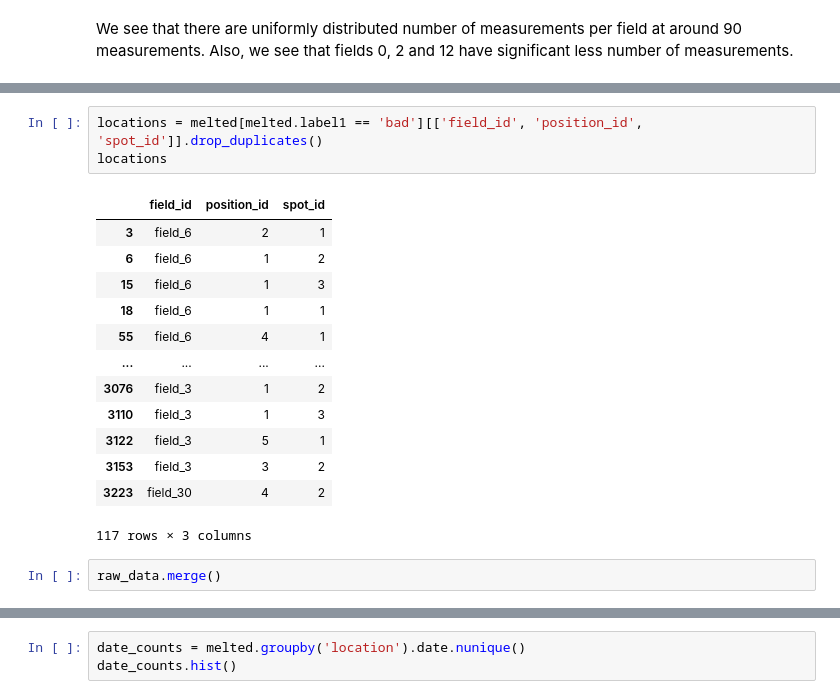
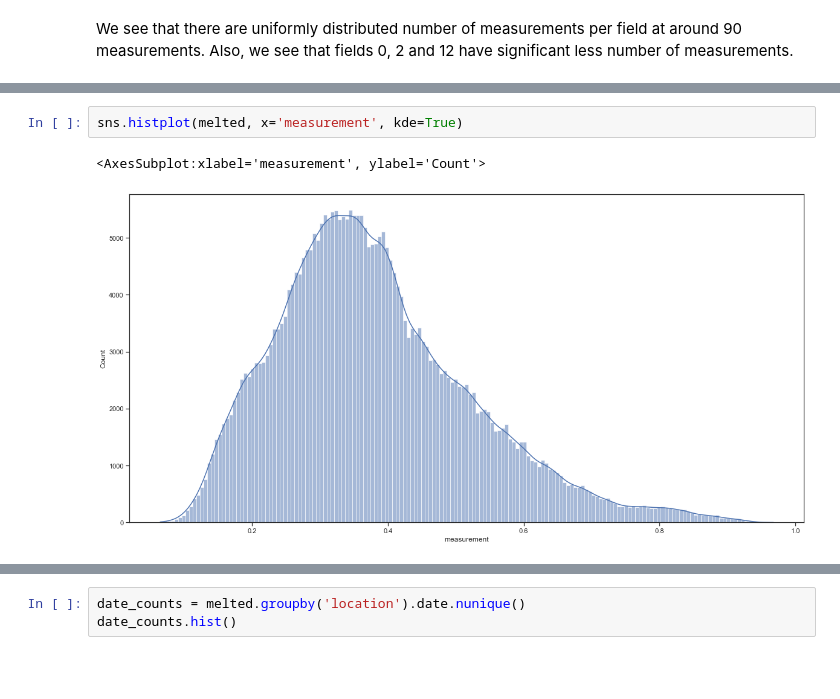
Before and after one commit to nicolasperezdeo/stenon_challenge, a Jupyter notebook: junior_DS_challenge.ipynb, the cells around one changed output, grey strips where cells are left out. Saved outputs shown, nothing was run; the diff lists cells and outputs as text; blank space fills up the shorter version.

```diff
--- a/junior_DS_challenge.ipynb
+++ b/junior_DS_challenge.ipynb
@@ -302,19 +249,5 @@ melted.head(n=100)
-# %%
-locations = melted[melted.label1 == 'bad'][['field_id', 'position_id', 'spot_id']].drop_duplicates()
-locations
-# %% [output]
-|  | field_id | position_id | spot_id |
-| 3 | field_6 | 2 | 1 |
-| 6 | field_6 | 1 | 2 |
-| 15 | field_6 | 1 | 3 |
-| 18 | field_6 | 1 | 1 |
-| 55 | field_6 | 4 | 1 |
-| ... | ... | ... | ... |
-| 3076 | field_3 | 1 | 2 |
-| 3110 | field_3 | 1 | 3 |
-| 3122 | field_3 | 5 | 1 |
-| 3153 | field_3 | 3 | 2 |
-| 3223 | field_30 | 4 | 2 |
-117 rows × 3 columns
-# %%
-raw_data.merge()
+# %%
+sns.histplot(melted, x='measurement', kde=True)
+# %% [output]
+<AxesSubplot:xlabel='measurement', ylabel='Count'>
+[figure, added]
```
Also changed, not shown: parts of 56 cells of this notebook, 1 other file.
